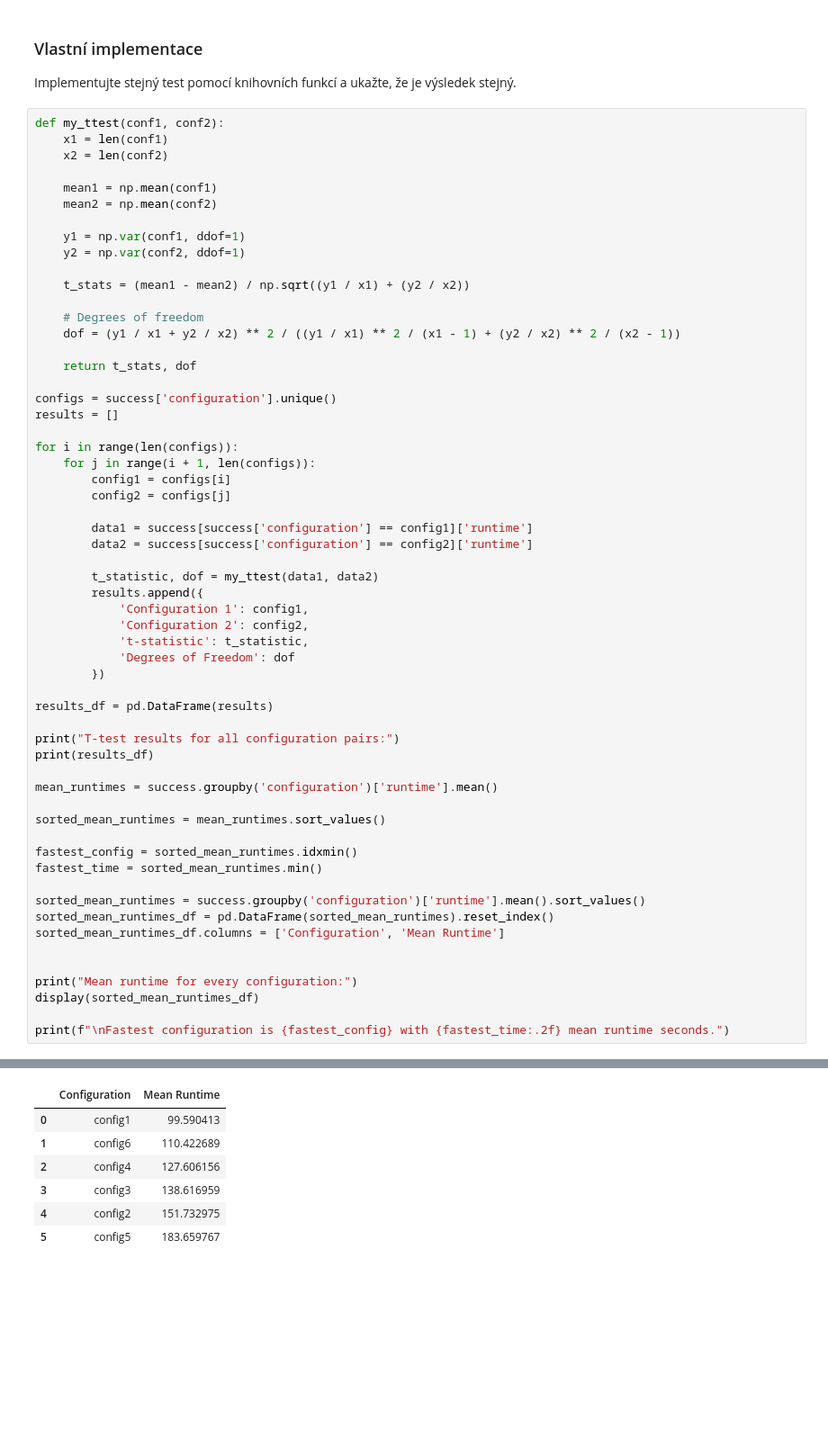
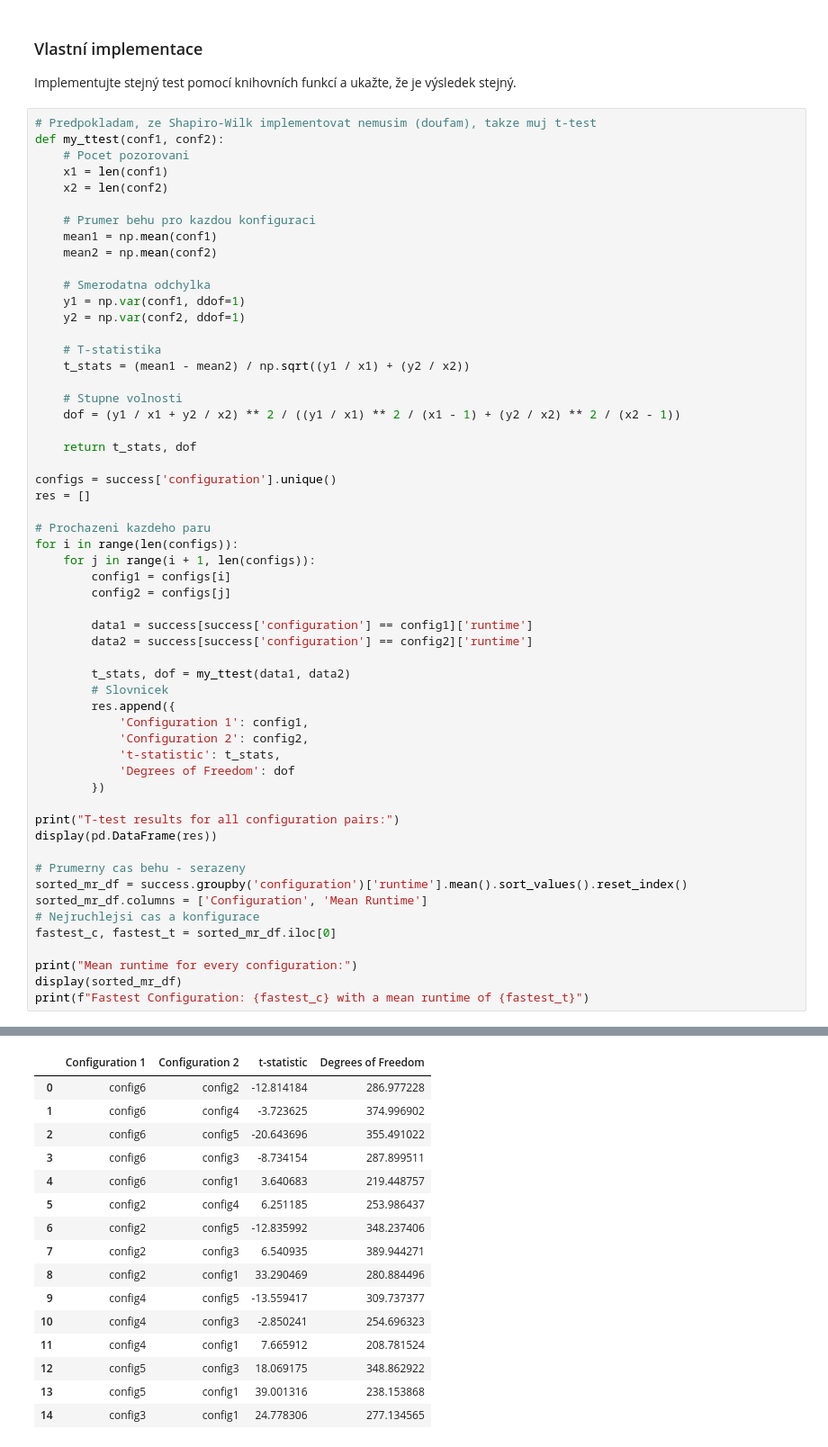
Before and after one commit to jirmusovic/MSP, a Jupyter notebook: proj1.ipynb, the cells around one changed output, grey strips where cells are left out. Shown: that part at 90% size. Saved outputs shown, nothing was run; the diff lists cells and outputs as text; blank space fills up the shorter version.

```diff
--- a/proj1.ipynb
+++ b/proj1.ipynb
@@ -345,26 +346,32 @@ _Jaký je závěr statistického testu?_
 ### Vlastní implementace
 Implementujte stejný test pomocí knihovních funkcí a ukažte, že je výsledek stejný.
 # %%
+# Predpokladam, ze Shapiro-Wilk implementovat nemusim (doufam), takze muj t-test
 def my_ttest(conf1, conf2):
+    # Pocet pozorovani
     x1 = len(conf1)
     x2 = len(conf2)
 
+    # Prumer behu pro kazdou konfiguraci
     mean1 = np.mean(conf1)
     mean2 = np.mean(conf2)
 
+    # Smerodatna odchylka
     y1 = np.var(conf1, ddof=1)
     y2 = np.var(conf2, ddof=1)
 
+    # T-statistika
     t_stats = (mean1 - mean2) / np.sqrt((y1 / x1) + (y2 / x2))
 
-    # Degrees of freedom
+    # Stupne volnosti
     dof = (y1 / x1 + y2 / x2) ** 2 / ((y1 / x1) ** 2 / (x1 - 1) + (y2 / x2) ** 2 / (x2 - 1))
 
     return t_stats, dof
 
 configs = success['configuration'].unique()
-results = []
+res = []
 
+# Prochazeni kazdeho paru
 for i in range(len(configs)):
     for j in range(i + 1, len(configs)):
         config1 = configs[i]
@@ -373,34 +380,26 @@ for i in range(len(configs)):
         data1 = success[success['configuration'] == config1]['runtime']
         data2 = success[success['configuration'] == config2]['runtime']
 
-        t_statistic, dof = my_ttest(data1, data2)
-        results.append({
+        t_stats, dof = my_ttest(data1, data2)
+        # Slovnicek
+        res.append({
             'Configuration 1': config1,
             'Configuration 2': config2,
-            't-statistic': t_statistic,
+            't-statistic': t_stats,
             'Degrees of Freedom': dof
         })
 
-results_df = pd.DataFrame(results)
+print("T-test results for all configuration pairs:")
+display(pd.DataFrame(res))
 
-print("T-test results for all configuration pairs:")
-print(results_df)
-
-mean_runtimes = success.groupby('configuration')['runtime'].mean()
-
-sorted_mean_runtimes = mean_runtimes.sort_values()
-
-fastest_config = sorted_mean_runtimes.idxmin()
-fastest_time = sorted_mean_runtimes.min()
-
-sorted_mean_runtimes = success.groupby('configuration')['runtime'].mean().sort_values()
-sorted_mean_runtimes_df = pd.DataFrame(sorted_mean_runtimes).reset_index()
-sorted_mean_runtimes_df.columns = ['Configuration', 'Mean Runtime']
-
+# Prumerny cas behu - serazeny
+sorted_mr_df = success.groupby('configuration')['runtime'].mean().sort_values().reset_index()
+sorted_mr_df.columns = ['Configuration', 'Mean Runtime']
+# Nejruchlejsi cas a konfigurace
+fastest_c, fastest_t = sorted_mr_df.iloc[0]
 
 print("Mean runtime for every configuration:")
-display(sorted_mean_runtimes_df)
-
-print(f"\nFastest configuration is {fastest_config} with {fastest_time:.2f} mean runtime seconds.")
+display(sorted_mr_df)
+print(f"Fastest Configuration: {fastest_c} with a mean runtime of {fastest_t}")
 # %% [output]
 T-test results for all configuration pairs:
@@ -424,7 +406,16 @@ Mean runtime for every configuration:
-|  | Configuration | Mean Runtime |
-| 0 | config1 | 99.590413 |
-| 1 | config6 | 110.422689 |
-| 2 | config4 | 127.606156 |
-| 3 | config3 | 138.616959 |
-| 4 | config2 | 151.732975 |
-| 5 | config5 | 183.659767 |
+|  | Configuration 1 | Configuration 2 | t-statistic | Degrees of Freedom |
+| 0 | config6 | config2 | -12.814184 | 286.977228 |
+| 1 | config6 | config4 | -3.723625 | 374.996902 |
+| 2 | config6 | config5 | -20.643696 | 355.491022 |
+| 3 | config6 | config3 | -8.734154 | 287.899511 |
+| 4 | config6 | config1 | 3.640683 | 219.448757 |
+| 5 | config2 | config4 | 6.251185 | 253.986437 |
+| 6 | config2 | config5 | -12.835992 | 348.237406 |
+| 7 | config2 | config3 | 6.540935 | 389.944271 |
+| 8 | config2 | config1 | 33.290469 | 280.884496 |
+| 9 | config4 | config5 | -13.559417 | 309.737377 |
+| 10 | config4 | config3 | -2.850241 | 254.696323 |
+| 11 | config4 | config1 | 7.665912 | 208.781524 |
+| 12 | config5 | config3 | 18.069175 | 348.862922 |
+| 13 | config5 | config1 | 39.001316 | 238.153868 |
+| 14 | config3 | config1 | 24.778306 | 277.134565 |
```
Also changed, not shown: parts of 10 cells of this notebook.
